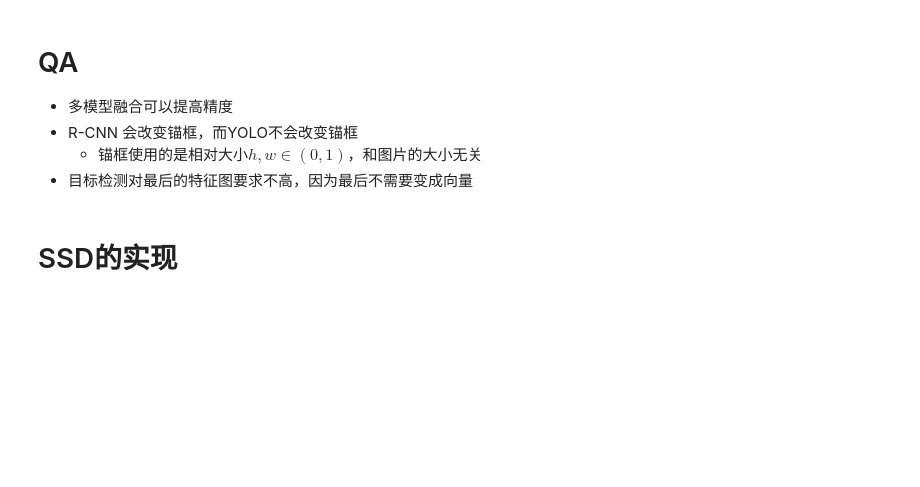
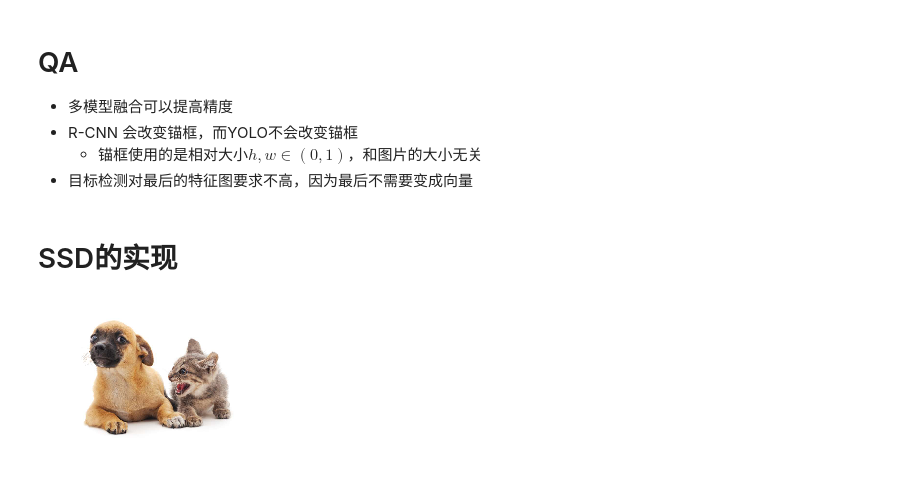
Before and after one commit to maxsola163/d2l_pytorch_note, a Jupyter notebook: pytorch/my_done/30_物体选择算法.ipynb, the cells around one changed output. Saved outputs shown, nothing was run; the diff lists cells and outputs as text; code cells hidden in the pictures; blank space fills up the shorter version.

```diff
--- a/pytorch/my_done/30_物体选择算法.ipynb
+++ b/pytorch/my_done/30_物体选择算法.ipynb
@@ -74,0 +81,9 @@ import torch
+# %%
+img = np.array(Image.open(os.path.join('.', 'img', 'catdog.jpg')))
+h, w = img.shape[:2]
+plt.rcParams["figure.figsize"]=(3.5, 2.5)
+plt.axis("off")
+plt.imshow(img)
+plt.show()
+# %% [output]
+[figure, added]
```
Also changed, not shown: parts of 22 cells of this notebook, 8 other files.
